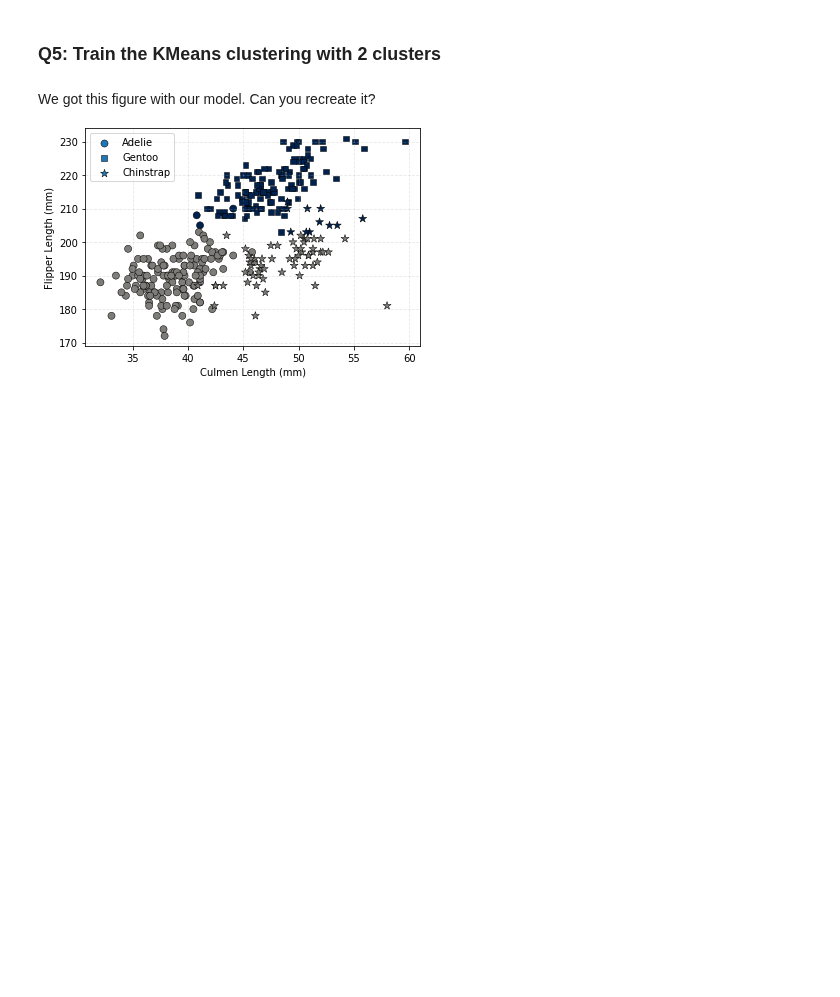
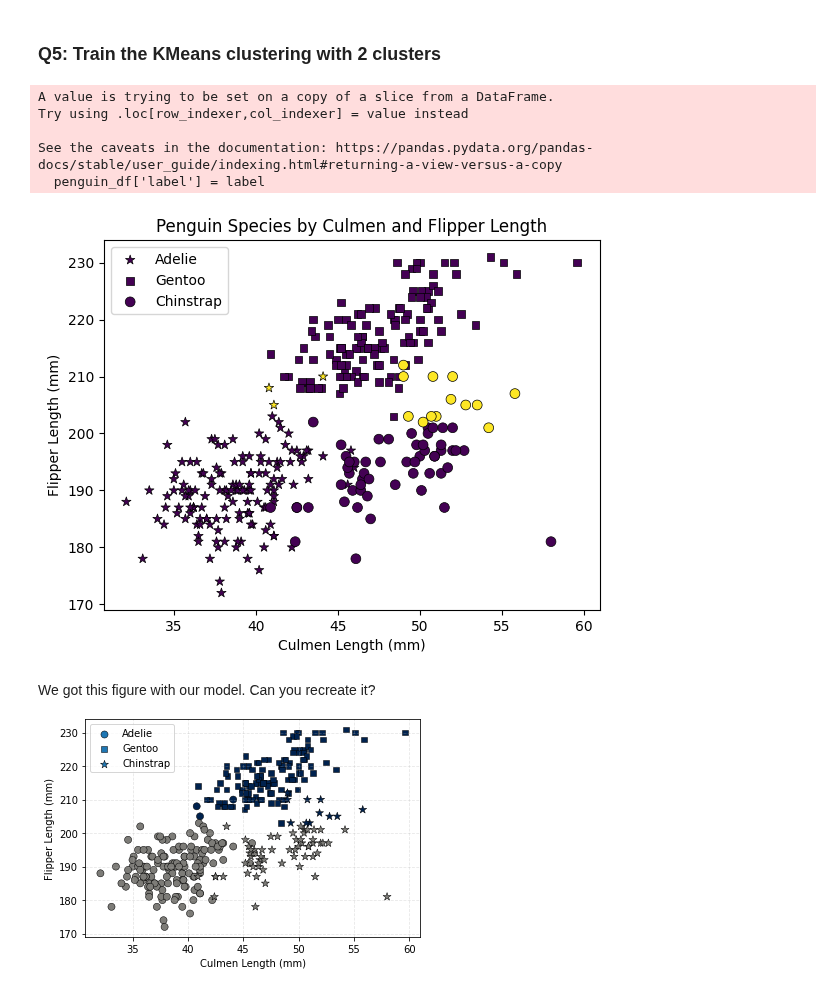
Before and after one commit to noegaill/2025_Intro_Python, a Jupyter notebook: notebook/W4_S1.ipynb, the cells around one changed output. Drawn from its saved outputs; the diff is of its cells as text; code cells hidden in the pictures; blank space fills up the shorter version.

```diff
--- a/notebook/W4_S1.ipynb
+++ b/notebook/W4_S1.ipynb
@@ -249,3 +254,34 @@ plt.show()
+# %%
+# Train k-means clustering algorithm here
+# Train a k-means clustering model
+kmeans = KMeans(n_clusters=2)
+kmeans.fit(X)
+y_kmeans = kmeans.predict(X)
+# Use the model to label all data points
+label = kmeans.labels_
+
+penguin_df['label'] = label
+penguin_df
+
+Adelie, Gentoo, Chinstrap = penguin_df[penguin_df['species']=='Adelie'], penguin_df[penguin_df['species']=='Gentoo'], \
+penguin_df[penguin_df['species']=='Chinstrap']
+
+plt.scatter(Adelie['culmen_length_mm'], Adelie['flipper_length_mm'],s=50,marker='*',label='Adelie',c=penguin_df[penguin_df['species']=='Adelie']['label'],edgecolors='k',linewidths=0.5)
+plt.scatter(Gentoo['culmen_length_mm'], Gentoo['flipper_length_mm'],s=30,marker='s',label='Gentoo',c=penguin_df[penguin_df['species']=='Gentoo']['label'],edgecolors='k',linewidths=0.5)
+plt.scatter(Chinstrap['culmen_length_mm'], Chinstrap['flipper_length_mm'],s=50,marker='o',label='Chinstrap',c=penguin_df[penguin_df['species']=='Chinstrap']['label'],edgecolors='k',linewidths=0.5)
+plt.title('Penguin Species by Culmen and Flipper Length')
+plt.ylabel('Flipper Length (mm)')
+plt.xlabel('Culmen Length (mm)')
+plt.legend()
+plt.show()
+# Predict labels
+# %% [output]
+A value is trying to be set on a copy of a slice from a DataFrame.
+Try using .loc[row_indexer,col_indexer] = value instead
+
+See the caveats in the documentation: https://pandas.pydata.org/pandas-docs/stable/user_guide/indexing.html#returning-a-view-versus-a-copy
+  penguin_df['label'] = label
+[figure, added]
 # %% [markdown]
 We got this figure with our model. Can you recreate it?
 
```
Also changed, not shown: parts of 8 cells of this notebook.
